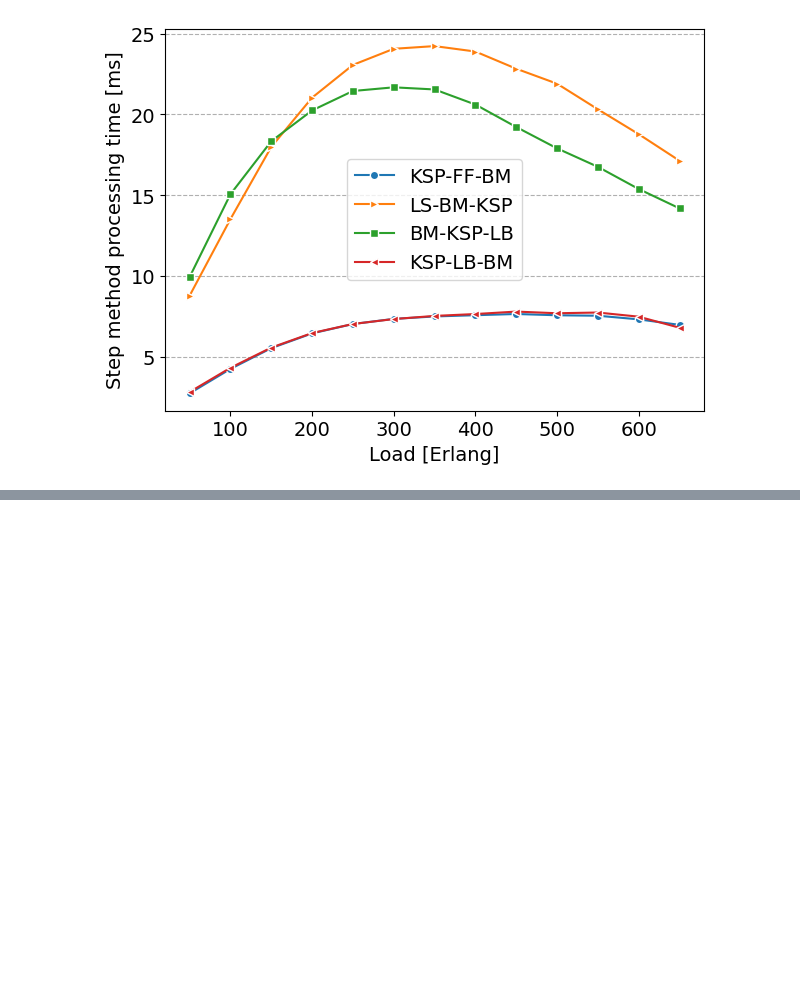
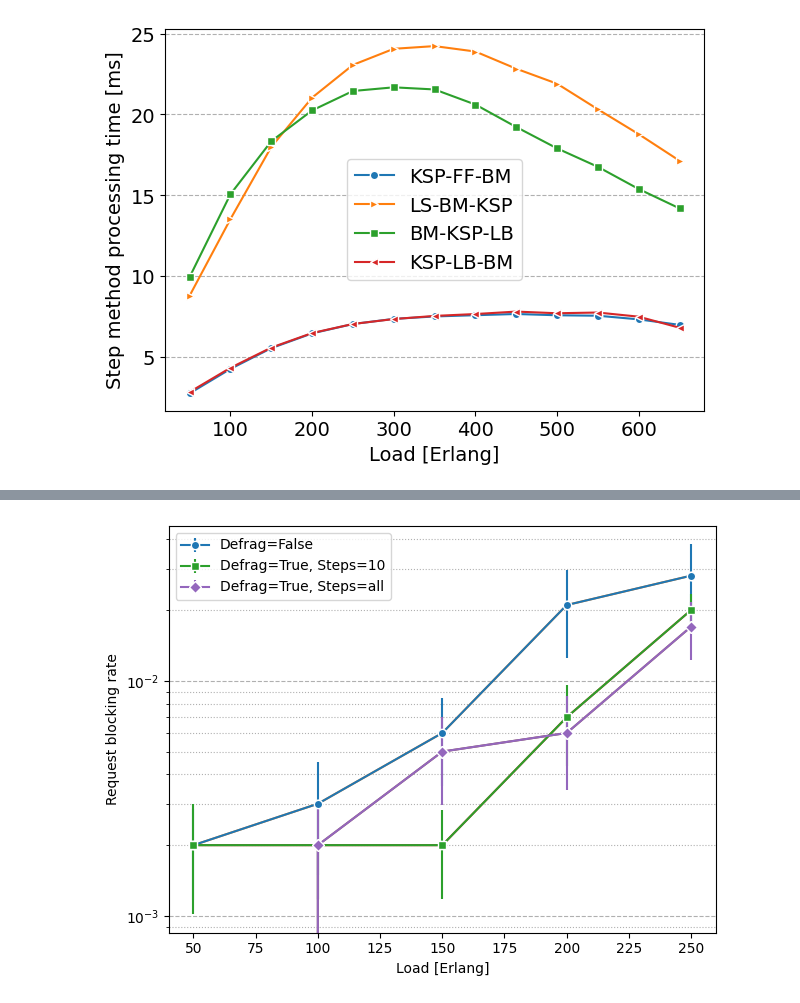
Before and after one commit to LEA-UFPA/OpticalNetworkingGym, a Jupyter notebook: examples/JOCN_Benchmark_2024/plots.ipynb, the cells around one changed output, grey strips where cells are left out. Cells and saved outputs as stored; diff of their text form; code cells hidden in the pictures; blank space fills up the shorter version.

```diff
--- a/examples/JOCN_Benchmark_2024/plots.ipynb
+++ b/examples/JOCN_Benchmark_2024/plots.ipynb
@@ -462,0 +498,63 @@ plt.show()
+# %%
+plt.figure()
+
+data_loads.loc[(data_loads["defragmentation"] == True) & (data_loads["defragmentation_steps"] == 0), "defragmentation_steps"] = "all"
+data_loads.loc[(data_loads["defragmentation"] == False), "defragmentation_steps"] = ""
+
+# Obter as combinações únicas de defragmentation e defragmentation_steps
+unique_combinations = data_loads[['defragmentation', 'defragmentation_steps']].drop_duplicates().reset_index(drop=True)
+
+# Defina uma lista de marcadores (ou use outro esquema de diferenciação, como cores ou estilos de linha)
+markers = ['o', 's', 'D', 'x', '^', 'v']
+
+# Iterar sobre cada combinação única
+for idx, row in unique_combinations.iterrows():
+    defrag = row['defragmentation']
+    steps  = row['defragmentation_steps']
+
+    # Filtrar os dados para a combinação atual
+    df_filtered = data_loads[(data_loads['defragmentation'] == defrag) & (data_loads['defragmentation_steps'] == steps)]
+
+    # Agrupar por 'load' e calcular a média e o desvio padrão
+    grouped = df_filtered.groupby("load")["episode_service_blocking_rate"]
+    mean_vals = grouped.max()
+    std_vals = grouped.std()
+
+    # Cria um label informativo para a combinação, sem exibir steps quando defrag == False
+    if not defrag:
+        label = f"Defrag={defrag}"
+    else:
+        label = f"Defrag={defrag}, Steps={steps}"
+
+    # Plotar a linha com barras de erro
+    plt.errorbar(
+        mean_vals.index,
+        mean_vals,
+        yerr=std_vals,
+        label=label,
+        marker=markers[idx % len(markers)],
+        linestyle='-',  # pode ajustar se preferir outro estilo
+        mec="white"
+    )
+
+    # Opcional: também pode plotar a linha sem as barras de erro para reforçar o visual
+    plt.plot(
+        mean_vals.index,
+        mean_vals,
+        marker=markers[idx % len(markers)],
+        linestyle='-',
+        mec="white"
+    )
+
+plt.xlabel("Load [Erlang]")
+plt.ylabel("Request blocking rate")
+plt.gca().set_yscale("log")
+plt.grid(visible=True, which="major", axis="y", ls="--")
+plt.grid(visible=True, which="minor", axis="y", ls=":")
+plt.legend()
+plt.tight_layout()
+# plt.savefig(f"figures/{topology_name}_load_rbr.png")
+# plt.savefig(f"figures/{topology_name}_load_rbr.pdf")
+plt.show()
+# %% [output]
+[figure, added]
```
Also changed, not shown: parts of 5 cells of this notebook, 3 other files.
